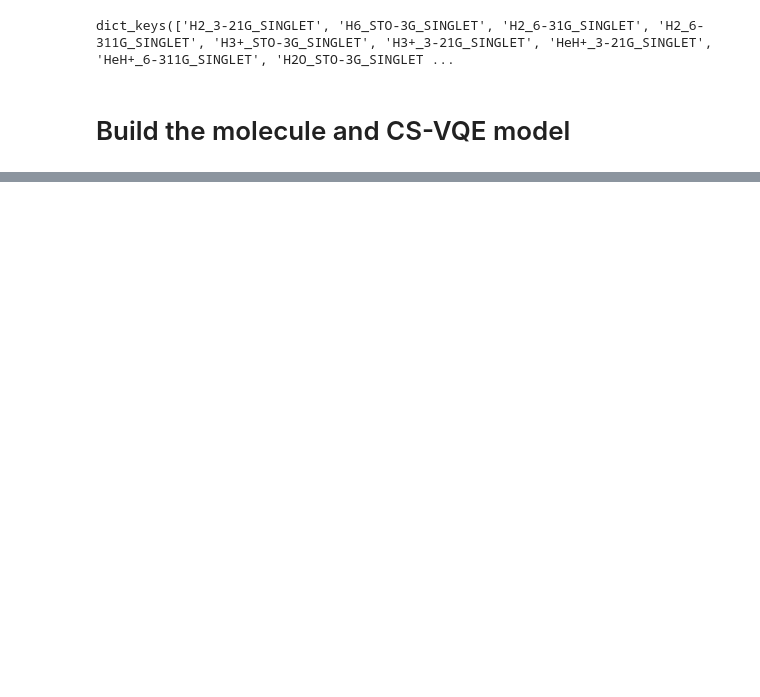
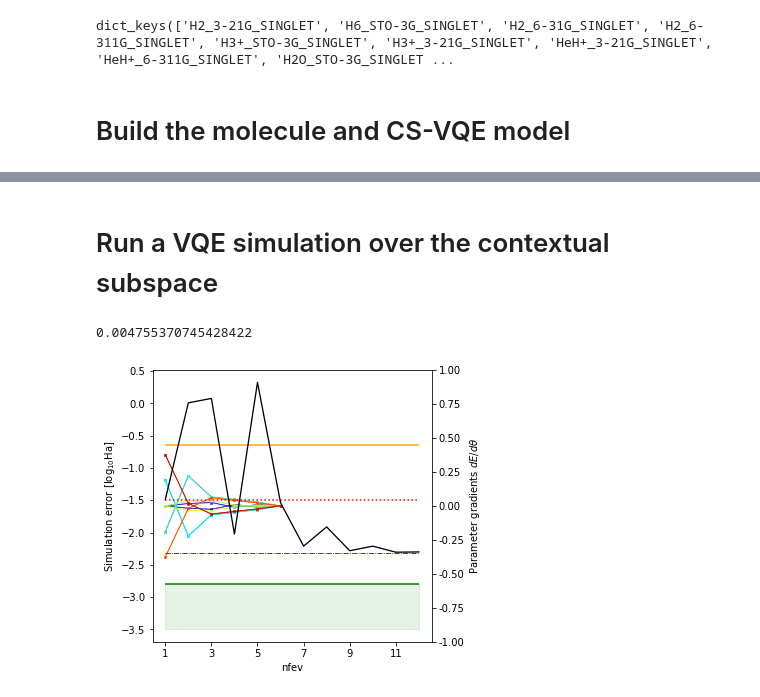
Before and after one commit to UCL-CCS/symmer, a Jupyter notebook: notebooks/CS-VQE_noncontextual_projection_ansatz.ipynb, the cells around one changed output, grey strips where cells are left out. Saved outputs shown, nothing was run; the diff lists cells and outputs as text; code cells hidden in the pictures; blank space fills up the shorter version.

Commit message:
Running VQE simulations

```diff
--- a/notebooks/CS-VQE_noncontextual_projection_ansatz.ipynb
+++ b/notebooks/CS-VQE_noncontextual_projection_ansatz.ipynb
@@ -20,7 +21,7 @@ dict_keys(['H2_3-21G_SINGLET', 'H6_STO-3G_SINGLET', 'H2_6-31G_SINGLET', 'H2_6-31
 # Build the molecule and CS-VQE model
 # %%
 # Set molecule parameters
-speciesname = 'Be_STO-3G_SINGLET'
+speciesname = 'HF_STO-3G_SINGLET'
 mol_data = molecule_geometries[speciesname]
 if 'name' in mol_data:
     print(mol_data['name'])
@@ -63,6 +64,6 @@ Clique representatives:
 ------------------------------------------------
 # %%
-num_sim_q = 3
+num_sim_q = 4
 stab_indices = model.greedy_search(num_sim_q)
 projected = model.contextual_subspace_projection(stab_indices)
 nrg = exact_gs_energy(projected.to_sparse_matrix)[0]
@@ -363,0 +79,76 @@ error
+# %% [markdown]
+# Run a VQE simulation over the contextual subspace
+# %%
+ham_cs = model.contextual_subspace_projection(stab_indices)
+ucc_cs = model.contextual_subspace_projection(stab_indices, aux_operator=model.ucc_tap)
+ref_cs = model.hf_tapered[model.free_qubit_indices]
+
+vqe = VariationalAlgorithm(ham_cs, ucc_cs, ref_cs)
+# %%
+opt_out, interim = vqe.VQE(optimizer='SLSQP', exact=True, maxiter=10)#, n_shots=2**16, n_realize=1)
+opt_out['fun'] - model.fci_energy
+# %% [output]
+0.004755370745428422
+# %%
+from matplotlib.ticker import FormatStrFormatter
+
+fig,axis = plt.subplots(figsize = (5,5))#, sharex=True, gridspec_kw={'height_ratios': [2, 1]})
+#fig.tight_layout()
+
+def transform(dataset, ref_val=0):
+    return np.log10(abs(dataset-ref_val))
+
+truegs = model.fci_energy
+target = transform(opt_out['fun'], truegs)
+
+Y = np.array(interim['values'])
+Y_error = transform(Y, truegs)
+Y_max = np.max(Y_error)+0.5
+try:
+    X_max = np.where(Y_error<np.log10(0.0016))[0][5]
+except:
+    X_max = len(interim['gradients'])
+X_max = len(Y_error)
+X = np.arange(1, X_max)#len(cs_vqe_data['values'])+1)
+
+nfev      = X[-1]
+noncon    = transform(model.noncontextual_energy, truegs)
+hf_energy = transform(model.hf_energy, truegs)
+chemacc   = transform(0.0016)
+axis.plot(X, transform(Y, truegs)[X-1], label='CS-VQE convergence', color='black', zorder=4, lw=1.3)
+
+axis.hlines(hf_energy, 1, nfev, color='red',ls=':',label='Hartree-Fock energy', zorder=3)
+axis.hlines(noncon, 1, nfev, color='orange', label='Noncontextual energy', zorder=2)
+axis.hlines(chemacc, 1, nfev, color='green', label='Chemical accuracy', zorder=2)
+axis.hlines(target, 1, nfev, color='blue', label='Optimal value', ls='-.', lw=0.8, zorder=3)
+
+axis.fill_between(X, -3.5,np.log10(0.0016), color='green', alpha=0.1, zorder=1)
+axis.fill_between(X, np.log10(0.0016), np.log10(model.noncontextual_energy- truegs), color='orange', alpha=0.1, zorder=1)
+axis.fill_between(X, np.log10(model.noncontextual_energy- truegs),Y_max, color='red', alpha=0.1, zorder=1)
+
+axis.set_xlabel('nfev')#, fontname=font)
+axis.set_ylabel('Simulation error [$\mathrm{log}_{10}\mathrm{Ha}$]', fontsize=10)#,fontname = font)
+axis.set_xticks(np.arange(1, X_max, 2))
+axis.set_yticks(np.arange(-3.5, Y_max, 0.5))
+
+#opt_value   = data["noiseless"]["opt_param"]
+param_trace = interim['gradients']
+#axis.text(0.7, 0.85, f'VQE convergence of\n{len(param_trace)}-parameter Ansatz',
+#            horizontalalignment='center', verticalalignment='center',transform=axis.transAxes, size=10)
+
+axis_param = axis.twinx()
+for index, Y_param in enumerate(zip(*param_trace)):
+    Y_param = np.array(Y_param)
+    c = plt.cm.jet(index/(len(param_trace[0])))
+    axis_param.plot(np.arange(1, len(Y_param)+1), Y_param, color=c, lw=0.8, alpha=0.7, marker='x', ms=2)
+
+axis_param.set_ylabel('Parameter gradients $dE/d\\theta$', fontsize=10)#,fontname = font)
+axis_param.yaxis.set_major_formatter(FormatStrFormatter('%.2f'))
+
+#final_param = list(zip(*param_trace.values()))[-1]
+#offset = np.std(final_param)
+axis_param.set_ylim(-1,1)
+axis.set_zorder(axis_param.get_zorder()+1)
+axis.set_frame_on(False)
+# %% [output]
+[figure, added]
```
Also changed, not shown: parts of 15 cells of this notebook.
